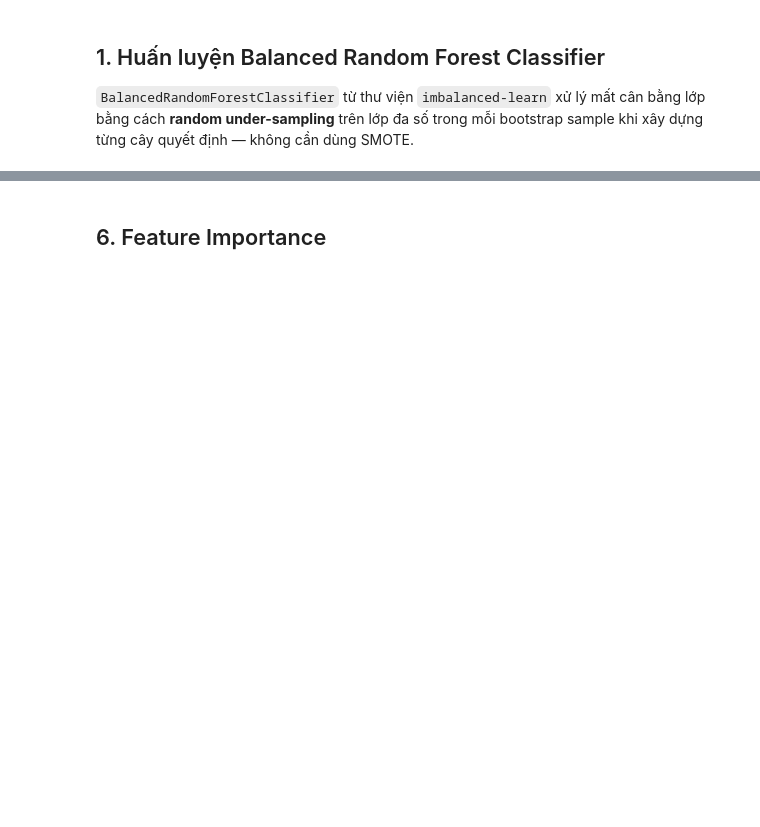
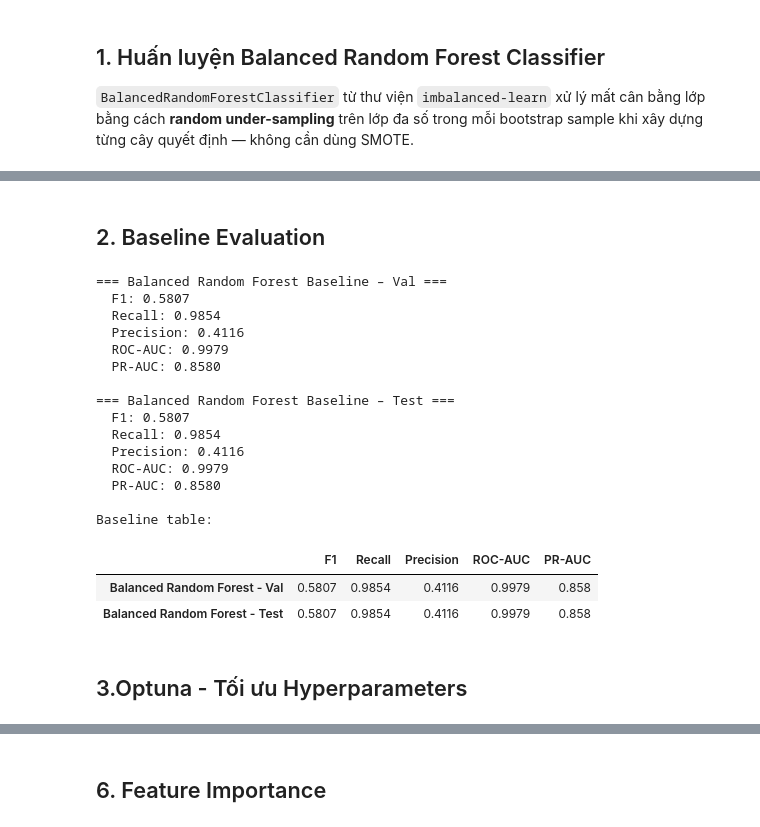
Before and after one commit to Thanh-dev-192006/Credit_Card_-Fraud_-Detection, a Jupyter notebook: notebooks/Feature_engineering/BalancedRandomForestClassifier.ipynb, the cells around one changed output, grey strips where cells are left out. Saved outputs shown, nothing was run; the diff lists cells and outputs as text; code cells hidden in the pictures; blank space fills up the shorter version.

```diff
--- a/notebooks/Feature_engineering/BalancedRandomForestClassifier.ipynb
+++ b/notebooks/Feature_engineering/BalancedRandomForestClassifier.ipynb
@@ -26,14 +27,13 @@ def load_data(path):
     y_train = joblib.load(os.path.join(path, 'y_train.pkl'))
     X_test = joblib.load(os.path.join(path, 'X_test.pkl'))
     y_test = joblib.load(os.path.join(path, 'y_test.pkl'))
+    X_val = joblib.load(os.path.join(path, 'X_val.pkl'))
+    y_val = joblib.load(os.path.join(path, 'y_val.pkl'))
     feature_cols = joblib.load(os.path.join(path, 'feature_cols.pkl'))
-    return X_train, y_train, X_test, y_test, feature_cols
+    return X_train, y_train, X_test, y_test, X_val, y_val, feature_cols
 
-X_train, y_train, X_test, y_test, feature_cols = load_data(DATA_PATH)
-print(f"Dữ liệu huấn luyện: {X_train.shape}")
-print(f"Dữ liệu kiểm tra: {X_test.shape}")
-print(f"\nPhân phối nhãn tập train:")
-print(pd.Series(y_train).value_counts())
-print(f"\nPhân phối nhãn tập test:")
-print(pd.Series(y_test).value_counts())
+X_train, y_train, X_test, y_test, X_val, y_val, feature_cols = load_data(DATA_PATH)
+print(f" Train set: {X_train.shape}")
+print(f" Test set: {X_test.shape}")
+print(f" Validation set: {X_val.shape}")
 # %% [output]
@@ -77,0 +69,61 @@ Huấn luyện hoàn tất!
+# %% [markdown]
+## 2. Baseline Evaluation
+# %%
+def calculate_metrics(y_true, y_pred, y_prob, label=""):
+    metrics = {
+        "F1": f1_score(y_true, y_pred),
+        "Recall": recall_score(y_true, y_pred),
+        "Precision": precision_score(y_true, y_pred),
+        "ROC-AUC": roc_auc_score(y_true, y_prob),
+        "PR-AUC": average_precision_score(y_true, y_prob),
+    }
+    if label:
+        print(f"\n=== {label} ===")
+        for k, v in metrics.items():
+            print(f"  {k}: {v:.4f}")
+    return metrics
+
+# --- Baseline: đánh giá trên val set ---
+brf_val_preds   = brf_model.predict(X_val)
+brf_val_probs   = brf_model.predict_proba(X_val)[:, 1]
+
+
+brf_baseline_val = calculate_metrics(y_val, brf_val_preds, brf_val_probs, "Balanced Random Forest Baseline – Val")
+
+
+# --- Baseline: đánh giá trên test set ---
+brf_test_preds  = brf_model.predict(X_test)
+brf_test_probs  = brf_model.predict_proba(X_test)[:, 1]
+
+
+brf_baseline_test = calculate_metrics(y_test, brf_test_preds, brf_test_probs, "Balanced Random Forest Baseline – Test")
+# xgb_baseline_test = calculate_metrics(y_test, xgb_test_preds, xgb_test_probs, "XGBoost Baseline – Test")
+
+# Bảng tóm tắt baseline
+baseline_df = pd.DataFrame(
+    [brf_baseline_val, brf_baseline_test],
+    index=["Balanced Random Forest - Val", "Balanced Random Forest - Test"]
+)
+print("\nBaseline table:")
+display(baseline_df.round(4))
+# %% [output]
+=== Balanced Random Forest Baseline – Val ===
+  F1: 0.5807
+  Recall: 0.9854
+  Precision: 0.4116
+  ROC-AUC: 0.9979
+  PR-AUC: 0.8580
+
+=== Balanced Random Forest Baseline – Test ===
+  F1: 0.5807
+  Recall: 0.9854
+  Precision: 0.4116
+  ROC-AUC: 0.9979
+  PR-AUC: 0.8580
+
+Baseline table:
+|  | F1 | Recall | Precision | ROC-AUC | PR-AUC |
+| Balanced Random Forest - Val | 0.5807 | 0.9854 | 0.4116 | 0.9979 | 0.858 |
+| Balanced Random Forest - Test | 0.5807 | 0.9854 | 0.4116 | 0.9979 | 0.858 |
+# %% [markdown]
+## 3.Optuna - Tối ưu Hyperparameters
```
Also changed, not shown: parts of 15 cells of this notebook, 4 other files.
